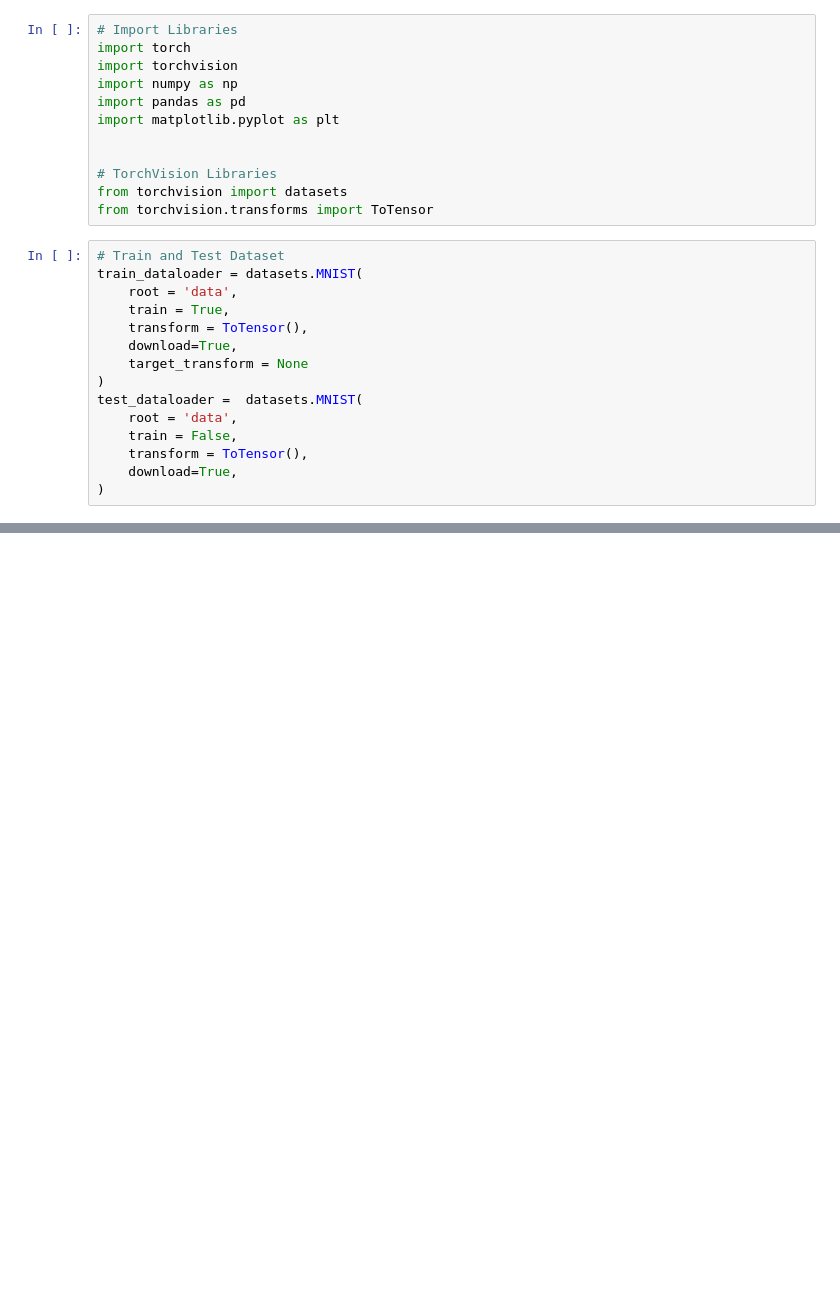
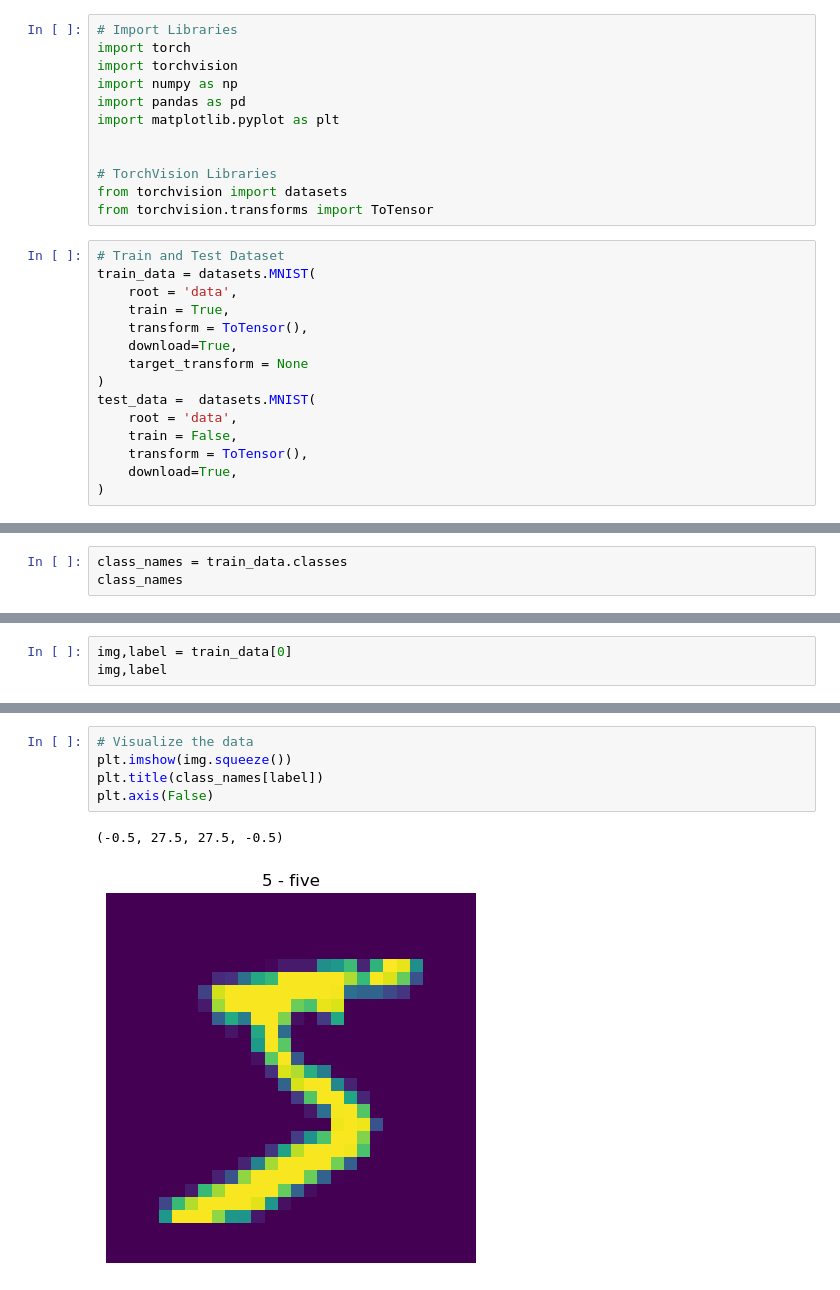
Before and after one commit to Tinonturja/PyTorch-Basics-with-Computer-Vision, a Jupyter notebook: MNIST.ipynb, the cells around one changed output, grey strips where cells are left out. Cells and saved outputs as stored; diff of their text form; blank space fills up the shorter version.

Commit message:
Updates with MNIST dataset

```diff
--- a/MNIST.ipynb
+++ b/MNIST.ipynb
@@ -12,14 +12,14 @@ from torchvision import datasets
 from torchvision.transforms import ToTensor
 # %%
 # Train and Test Dataset
-train_dataloader = datasets.MNIST(
+train_data = datasets.MNIST(
     root = 'data',
     train = True,
     transform = ToTensor(),
     download=True,
     target_transform = None
 )
-test_dataloader =  datasets.MNIST(
+test_data =  datasets.MNIST(
     root = 'data',
     train = False,
     transform = ToTensor(),
@@ -59,0 +56,3 @@ Extracting data/MNIST/raw/t10k-labels-idx1-ubyte.gz to data/MNIST/raw
+# %%
+class_names = train_data.classes
+class_names
@@ -59,0 +70,3 @@ Extracting data/MNIST/raw/t10k-labels-idx1-ubyte.gz to data/MNIST/raw
+# %%
+img,label = train_data[0]
+img,label
@@ -59,0 +91,8 @@ Extracting data/MNIST/raw/t10k-labels-idx1-ubyte.gz to data/MNIST/raw
+# %%
+# Visualize the data
+plt.imshow(img.squeeze())
+plt.title(class_names[label])
+plt.axis(False)
+# %% [output]
+(-0.5, 27.5, 27.5, -0.5)
+[figure, added]
```
Also changed, not shown: parts of 8 cells of this notebook.
